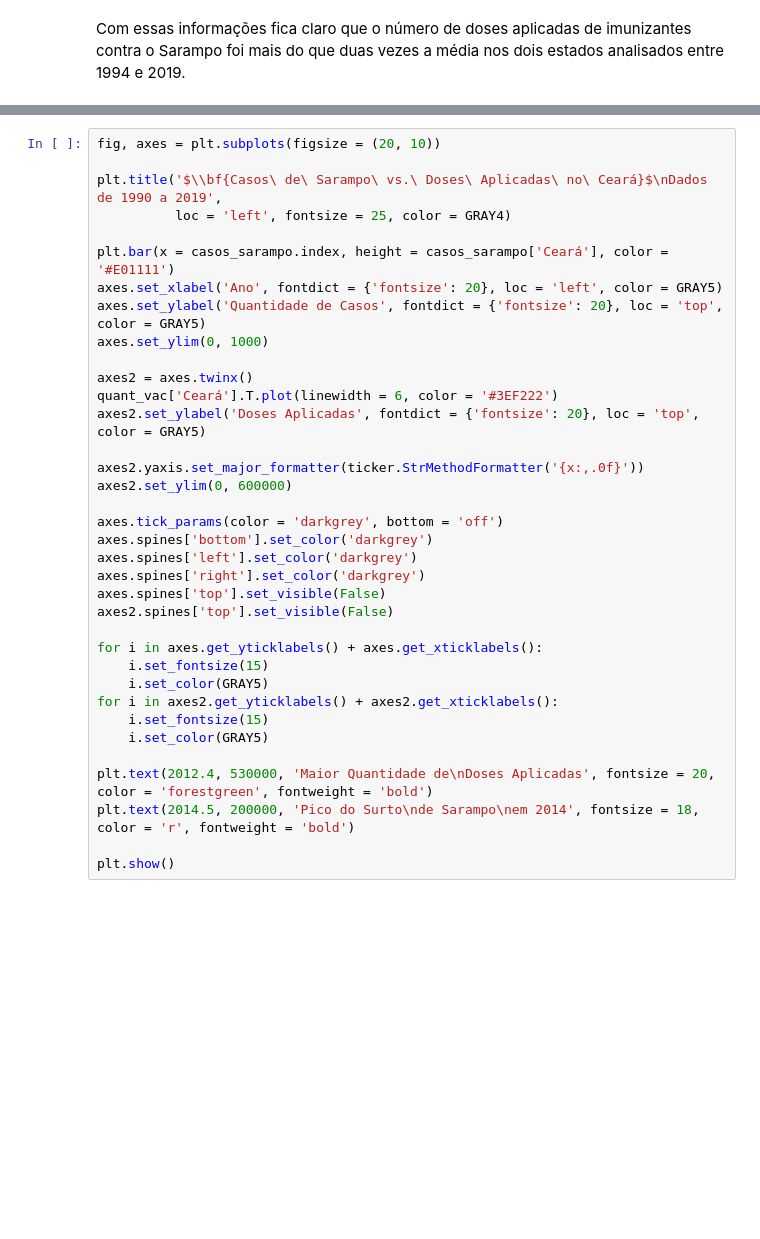
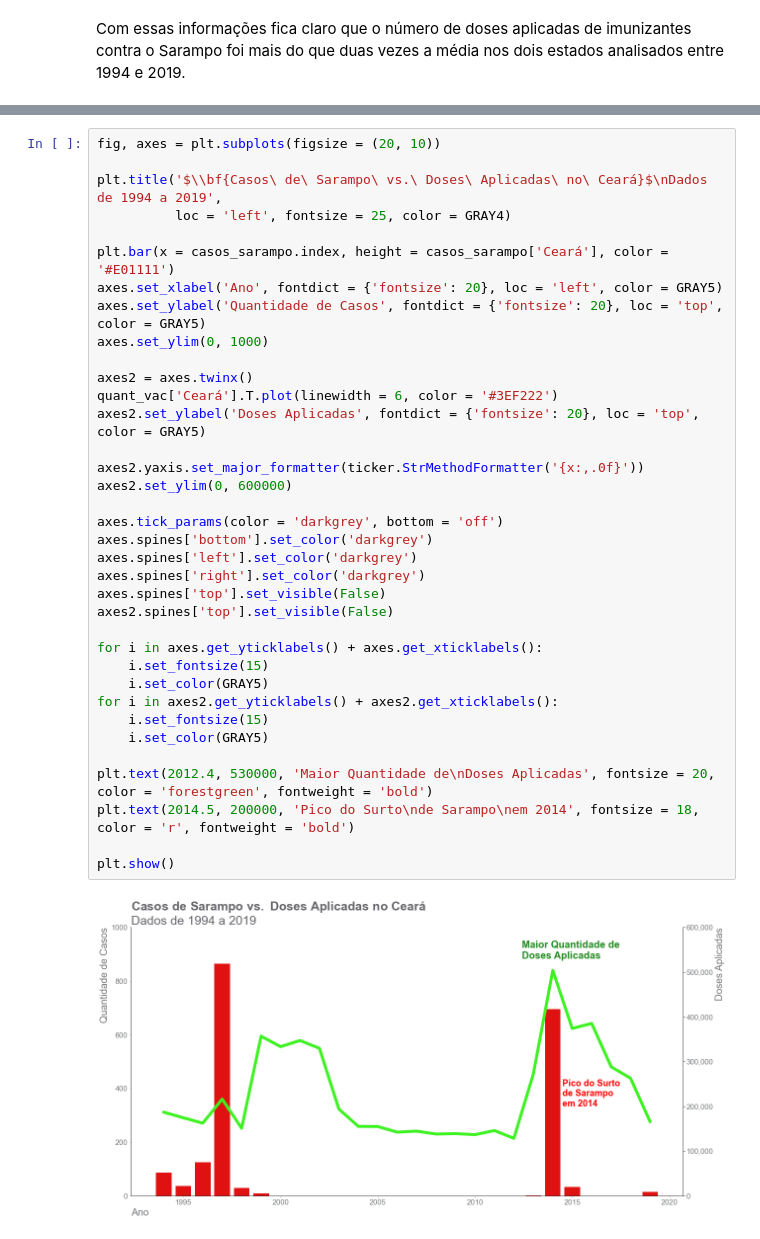
Before and after one commit to diascarolina/vacinacao-geral-no-brasil, a Jupyter notebook: notebooks/sarampo.ipynb, the cells around one changed output, grey strips where cells are left out. Cells and saved outputs as stored; diff of their text form; blank space fills up the shorter version.

```diff
--- a/notebooks/sarampo.ipynb
+++ b/notebooks/sarampo.ipynb
@@ -397,39 +443,41 @@ NameError: name 'axes2' is not defined
 # %%
 fig, axes = plt.subplots(figsize = (20, 10))
 
-plt.title('$\\bf{Casos\ de\ Sarampo\ vs.\ Doses\ Aplicadas\ no\ Ceará}$\nDados de 1990 a 2019',
+plt.title('$\\bf{Casos\ de\ Sarampo\ vs.\ Doses\ Aplicadas\ no\ Ceará}$\nDados de 1994 a 2019',
           loc = 'left', fontsize = 25, color = GRAY4)
 
 plt.bar(x = casos_sarampo.index, height = casos_sarampo['Ceará'], color = '#E01111')
 axes.set_xlabel('Ano', fontdict = {'fontsize': 20}, loc = 'left', color = GRAY5)
 axes.set_ylabel('Quantidade de Casos', fontdict = {'fontsize': 20}, loc = 'top', color = GRAY5)
 axes.set_ylim(0, 1000)
 
 axes2 = axes.twinx()
 quant_vac['Ceará'].T.plot(linewidth = 6, color = '#3EF222')
 axes2.set_ylabel('Doses Aplicadas', fontdict = {'fontsize': 20}, loc = 'top', color = GRAY5)
 
 axes2.yaxis.set_major_formatter(ticker.StrMethodFormatter('{x:,.0f}'))
 axes2.set_ylim(0, 600000)
 
 axes.tick_params(color = 'darkgrey', bottom = 'off')
 axes.spines['bottom'].set_color('darkgrey')
 axes.spines['left'].set_color('darkgrey')
 axes.spines['right'].set_color('darkgrey')
 axes.spines['top'].set_visible(False)
 axes2.spines['top'].set_visible(False)
 
 for i in axes.get_yticklabels() + axes.get_xticklabels():
     i.set_fontsize(15)
     i.set_color(GRAY5)
 for i in axes2.get_yticklabels() + axes2.get_xticklabels():
     i.set_fontsize(15)
     i.set_color(GRAY5)
 
 plt.text(2012.4, 530000, 'Maior Quantidade de\nDoses Aplicadas', fontsize = 20, color = 'forestgreen', fontweight = 'bold')
 plt.text(2014.5, 200000, 'Pico do Surto\nde Sarampo\nem 2014', fontsize = 18, color = 'r', fontweight = 'bold')
 
 plt.show()
+# %% [output]
+[figure, added]
 # %% [markdown]
 O efeito das vacinas contra o sarampo utilizadas no Brasil inicia-se a partir de duas semanas[[1]](https://www.uol.com.br/vivabem/noticias/redacao/2019/07/10/10-perguntas-e-respostas-sobre-a-vacina-do-sarampo.htm)[[2]](https://www.tuasaude.com/vacina-triplice-viral/), então, na escala de tempo, esse efeito é quase imediato e isso pode ser visto claramente através dos dois gráficos anteriores. Logo após termos um aumento expressivo na quantidade de doses de imunizantes aplicados contra o sarampo, os casos confirmados durante o surto de sarampo diminuíram drasticamente até serem zerados por completo.
 
```
Also changed, not shown: parts of 40 cells of this notebook, 1 other file.
